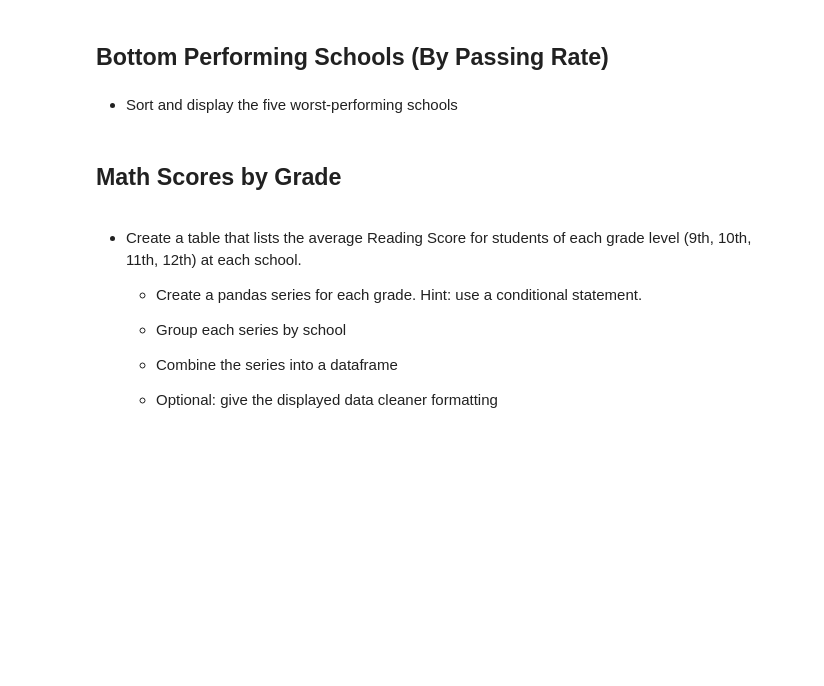
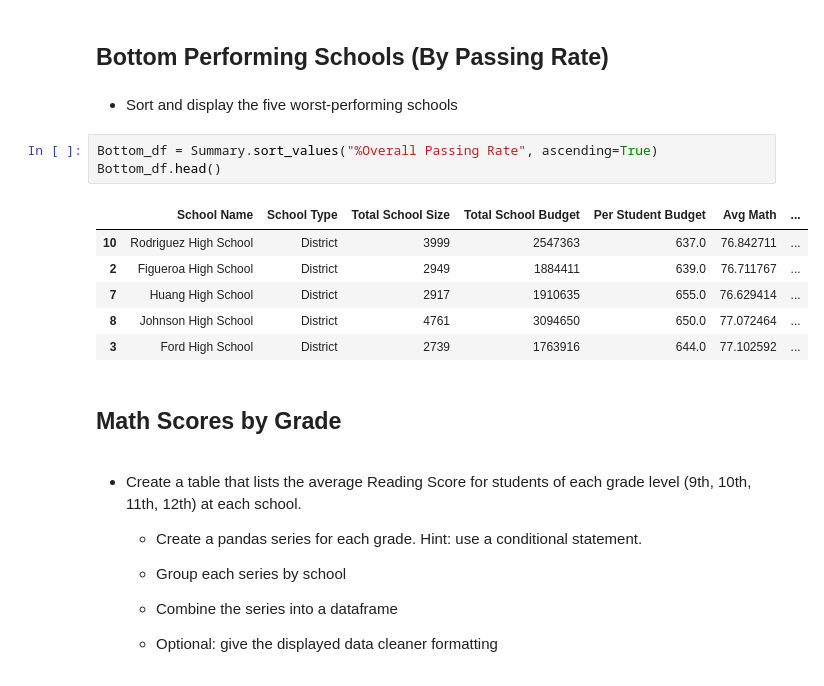
Before and after one commit to clayfranklin/PyCitySchools, a Jupyter notebook: Homework 4_PyCitySchools_PyCitySchools_starter.ipynb, the cells around one changed output. Saved outputs shown, nothing was run; the diff lists cells and outputs as text; blank space fills up the shorter version.

```diff
--- a/Homework 4_PyCitySchools_PyCitySchools_starter.ipynb
+++ b/Homework 4_PyCitySchools_PyCitySchools_starter.ipynb
@@ -622,6 +320,16 @@ Top_df.head(16)
 ## Bottom Performing Schools (By Passing Rate)
 # %% [markdown]
 * Sort and display the five worst-performing schools
+# %%
+Bottom_df = Summary.sort_values("%Overall Passing Rate", ascending=True)
+Bottom_df.head()
+# %% [output]
+|  | School Name | School Type | Total School Size | Total School Budget | Per Student Budget | Avg Math | ... |
+| 10 | Rodriguez High School | District | 3999 | 2547363 | 637.0 | 76.842711 | ... |
+| 2 | Figueroa High School | District | 2949 | 1884411 | 639.0 | 76.711767 | ... |
+| 7 | Huang High School | District | 2917 | 1910635 | 655.0 | 76.629414 | ... |
+| 8 | Johnson High School | District | 4761 | 3094650 | 650.0 | 77.072464 | ... |
+| 3 | Ford High School | District | 2739 | 1763916 | 644.0 | 77.102592 | ... |
 # %% [markdown]
 ## Math Scores by Grade
 # %% [markdown]
```
Also changed, not shown: parts of 76 cells of this notebook.
